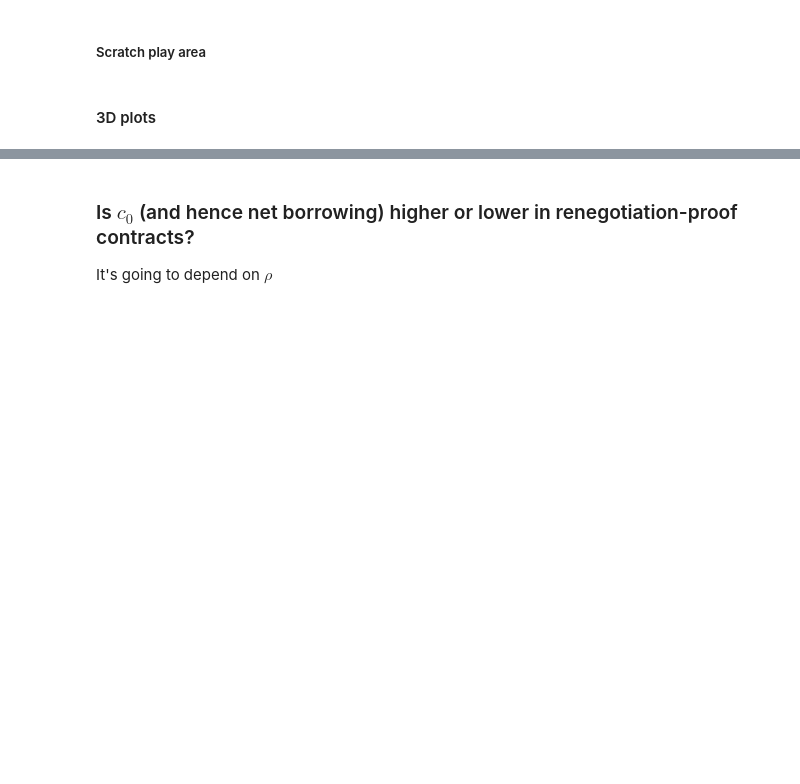
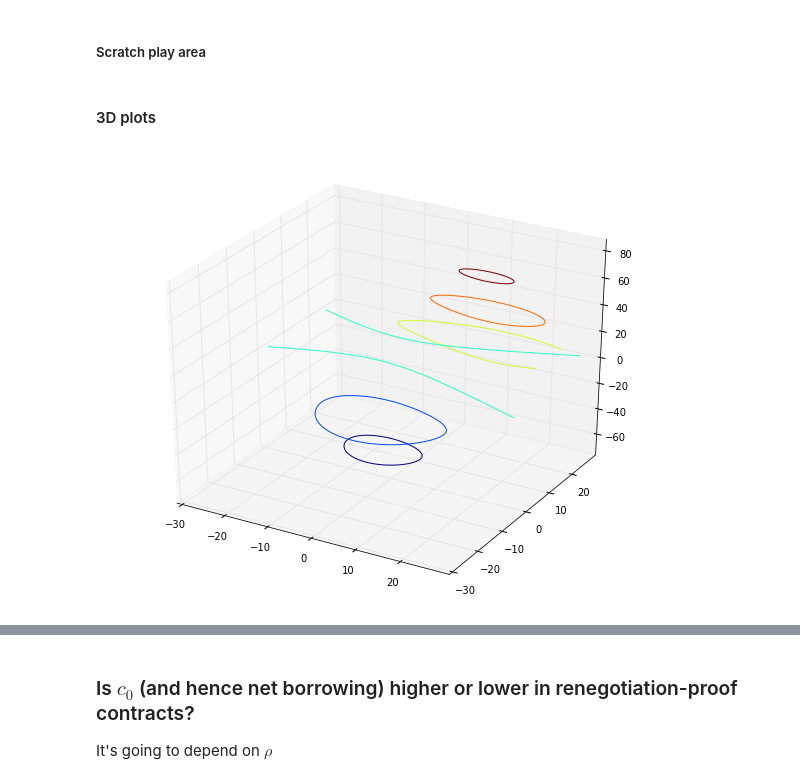
Before and after one commit to jhconning/renegotiation, a Jupyter notebook: competitive.ipynb, the cells around one changed output, grey strips where cells are left out. Saved outputs shown, nothing was run; the diff lists cells and outputs as text; code cells hidden in the pictures; blank space fills up the shorter version.

```diff
--- a/competitive.ipynb
+++ b/competitive.ipynb
@@ -656,12 +701,14 @@ print 'Profits from full commit: {0:4.3f}   and   Naive renegotiate:{1:4.3f}'.fo
 # %%
 from mpl_toolkits.mplot3d import axes3d
 import matplotlib.pyplot as plt
 from matplotlib import cm
 
 fig = plt.figure()
 ax = fig.add_subplot(111, projection='3d')
 X, Y, Z = axes3d.get_test_data(0.05)
-cset = ax.contour(X, Y, Z, cmap=cm.coolware)
+cset = ax.contour(X, Y, Z)
 ax.clabel(cset, fontsize=9, inline=1)
 
 plt.show()
+# %% [output]
+[figure, added]
```
Also changed, not shown: parts of 28 cells of this notebook, 2 other files.
